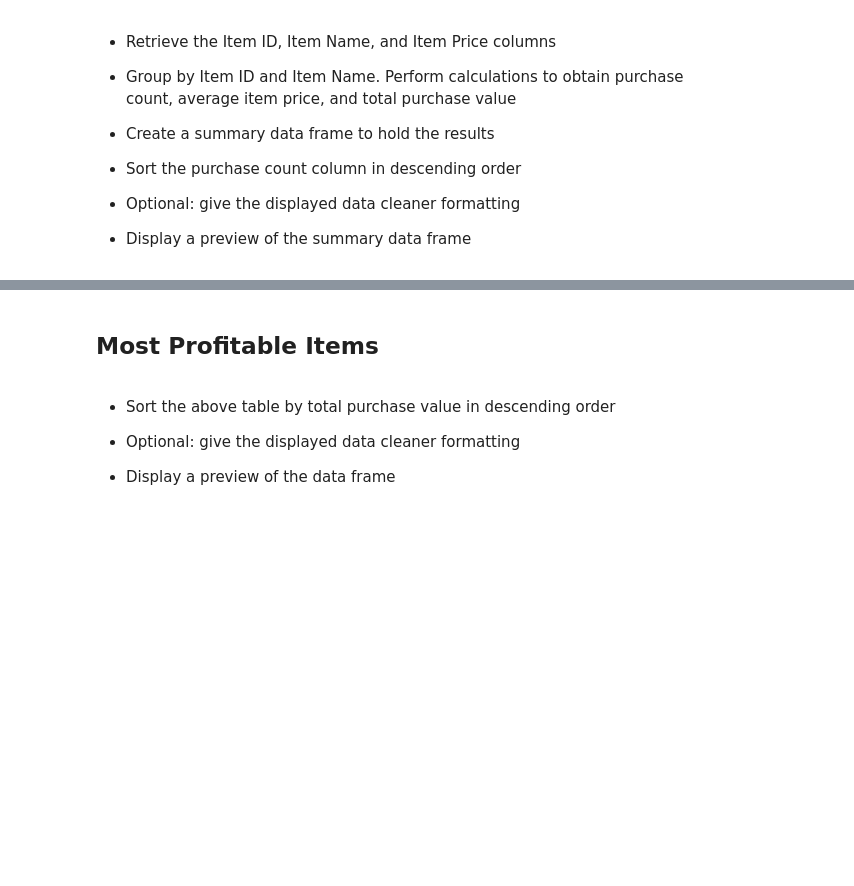
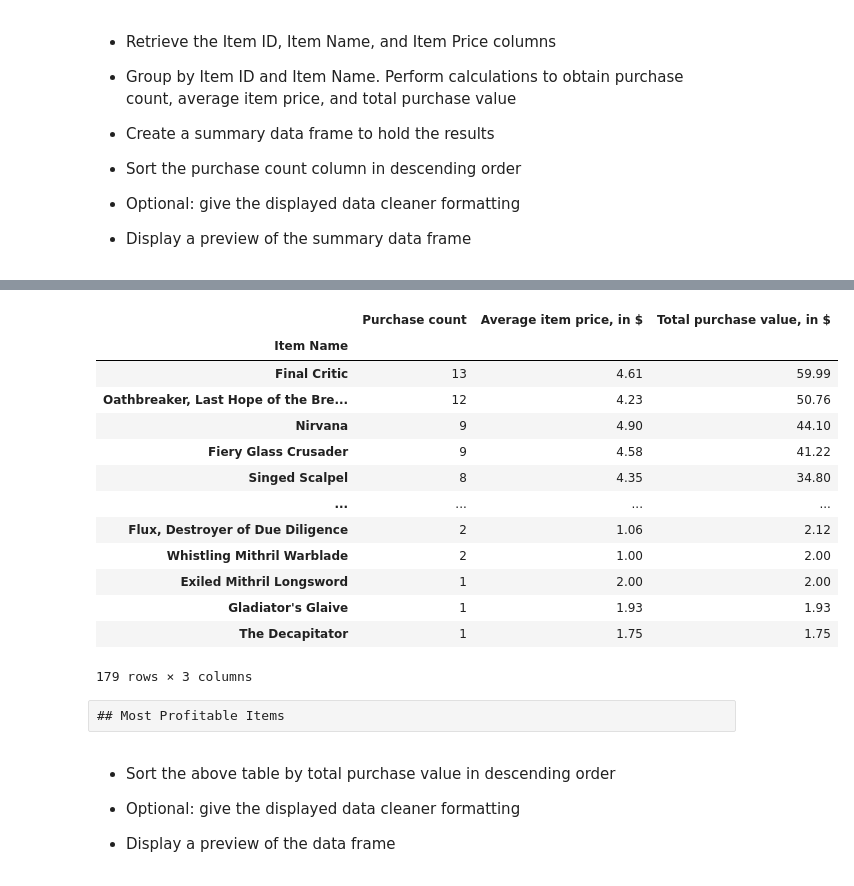
Before and after one commit to labrekk/pandas-challenge, a Jupyter notebook: Instructions/HeroesOfPymoli/HeroesOfPymoli_starter.ipynb, the cells around one changed output, grey strips where cells are left out. Cells and saved outputs as stored; diff of their text form; code cells hidden in the pictures; blank space fills up the shorter version.

Commit message:
Finished assignment. Added final gender analysis, all age analyses, item analyses, binning, etc.

```diff
--- a/Instructions/HeroesOfPymoli/HeroesOfPymoli_starter.ipynb
+++ b/Instructions/HeroesOfPymoli/HeroesOfPymoli_starter.ipynb
@@ -190,0 +215,15 @@ male_purchases
+# %%
+#See binning ted assignment
+bins = [0, 9.99, 14, 19, 24, 29, 34, 39, 1000]
+group_labels = ['<10', '10-14', '15-19', '20-24', '25-29', '30-34', '35-39', '40+']
+#Adding bins to the initial df.
+df['Age bracket']= pd.cut(df['Age'], bins, labels=group_labels)
+#Groupby the age bracket to determine total by bracket, percentages.
+df_agegrouped = df.groupby('Age bracket')
+
+pop_by_age = df_agegrouped['SN'].nunique()
+percent_by_age = (pop_by_age / population) * 100
+percent_by_age
+
+age_demographics = pd.DataFrame({"Population by age": pop_by_age, "Percent by age, in %": percent_by_age})
+age_demographics
@@ -272,5 +353,38 @@ male_purchases
-# %% [markdown]
-## Most Profitable Items
+# %%
+#How many times were items purchased?
+popular_items = df.groupby('Item Name')
+item_purchase_count = popular_items['Item ID'].count()
+
+#Average item price
+avg_item_price = round (popular_items['Price'].mean(),2)
+avg_item_price
+#Total purchase value
+item_totvalue = popular_items['Price'].sum()
+item_totvalue
+
+itemsummary_df = pd.DataFrame({'Purchase count': item_purchase_count,
+                               'Average item price, in $': avg_item_price,
+                               'Total purchase value, in $': item_totvalue
+                              })
+itemsummary_df = itemsummary_df.sort_values(["Total purchase value, in $"], ascending=False)
+itemsummary_df
+# %% [output]
+|  | Purchase count | Average item price, in $ | Total purchase value, in $ |
+| Item Name |  |  |  |
+| Final Critic | 13 | 4.61 | 59.99 |
+| Oathbreaker, Last Hope of the Bre... | 12 | 4.23 | 50.76 |
+| Nirvana | 9 | 4.90 | 44.10 |
+| Fiery Glass Crusader | 9 | 4.58 | 41.22 |
+| Singed Scalpel | 8 | 4.35 | 34.80 |
+| ... | ... | ... | ... |
+| Flux, Destroyer of Due Diligence | 2 | 1.06 | 2.12 |
+| Whistling Mithril Warblade | 2 | 1.00 | 2.00 |
+| Exiled Mithril Longsword | 1 | 2.00 | 2.00 |
+| Gladiator's Glaive | 1 | 1.93 | 1.93 |
+| The Decapitator | 1 | 1.75 | 1.75 |
+179 rows × 3 columns
+# %% [raw]
+## Most Profitable Items
 # %% [markdown]
 * Sort the above table by total purchase value in descending order
 
```
Also changed, not shown: parts of 11 cells of this notebook.
